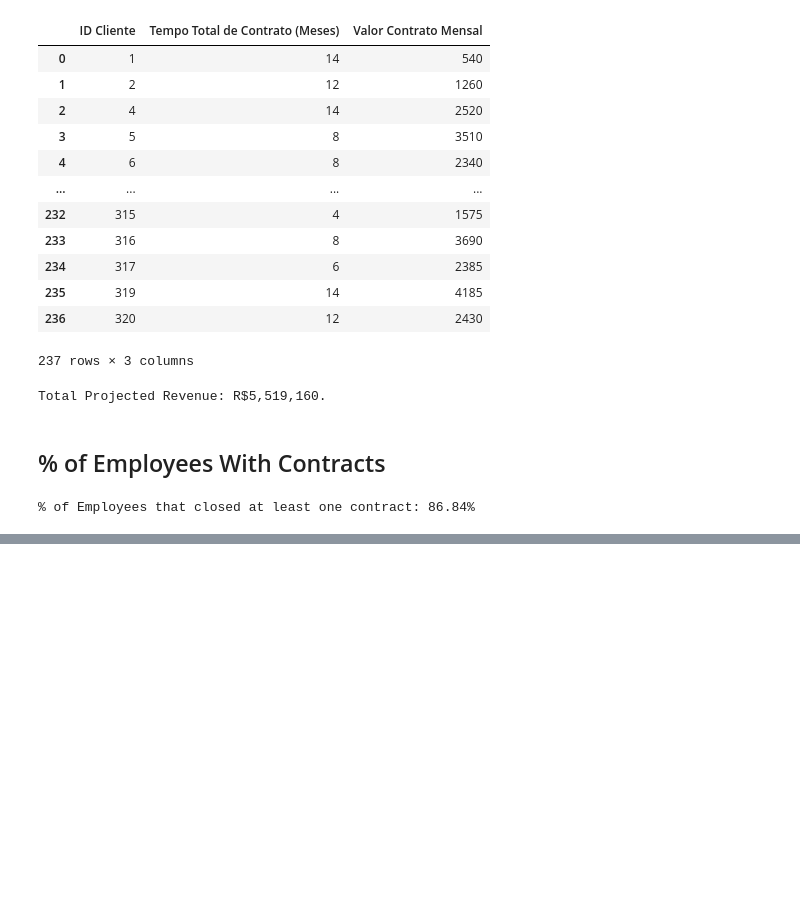
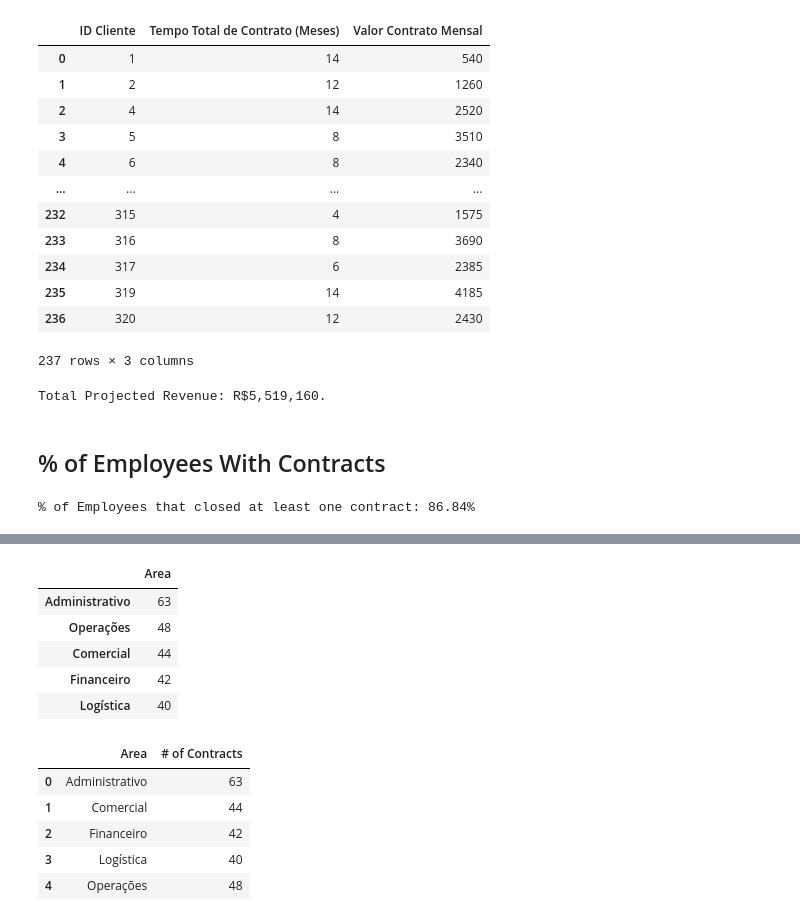
Before and after one commit to igornunespatricio/Python-Course, a Jupyter notebook: Data Analysis/Mini Project/code.ipynb, the cells around one changed output, grey strips where cells are left out. Drawn from its saved outputs; the diff is of its cells as text; code cells hidden in the pictures; blank space fills up the shorter version.

```diff
--- a/Data Analysis/Mini Project/code.ipynb
+++ b/Data Analysis/Mini Project/code.ipynb
@@ -96,0 +117,24 @@ print(f'% of Employees that closed at least one contract: {percentEmployeesContr
+# %%
+# two different ways of calculating the same measure
+display(pd.DataFrame(contractsPerArea['Area'].value_counts()))
+
+display(
+contractsPerArea.groupby('Area').agg(
+    **{
+        '# of Contracts': pd.NamedAgg('ID Funcionário', 'count')
+    }
+).reset_index()
+)
+# %% [output]
+|  | Area |
+| Administrativo | 63 |
+| Operações | 48 |
+| Comercial | 44 |
+| Financeiro | 42 |
+| Logística | 40 |
+|  | Area | # of Contracts |
+| 0 | Administrativo | 63 |
+| 1 | Comercial | 44 |
+| 2 | Financeiro | 42 |
+| 3 | Logística | 40 |
+| 4 | Operações | 48 |
```
Also changed, not shown: parts of 2 cells of this notebook.
